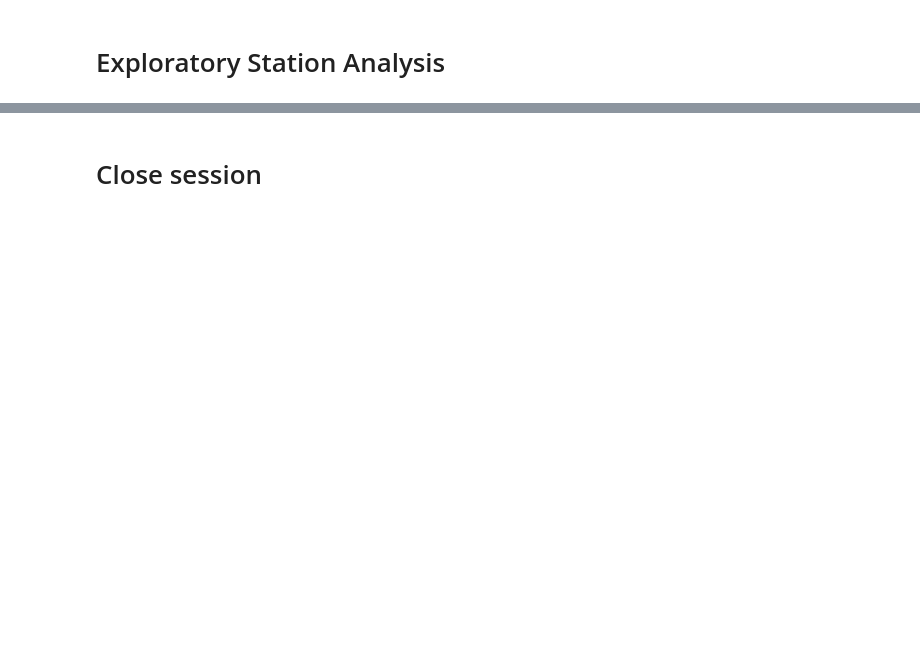
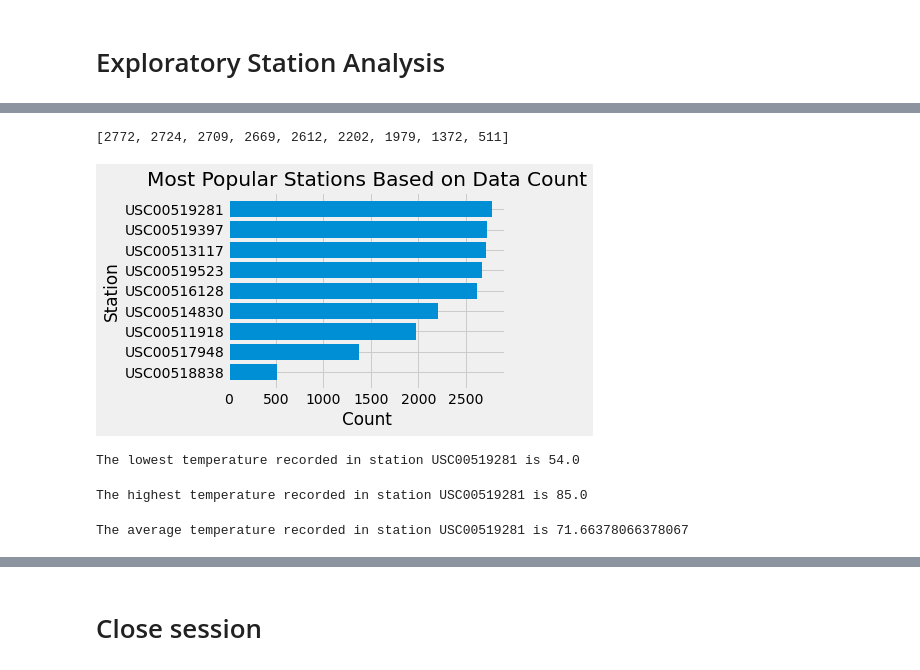
Before and after one commit to FernandoCL1991/sqlalchemy-analysis, a Jupyter notebook: climate_starter.ipynb, the cells around one changed output, grey strips where cells are left out. Cells and saved outputs as stored; diff of their text form; code cells hidden in the pictures; blank space fills up the shorter version.

```diff
--- a/climate_starter.ipynb
+++ b/climate_starter.ipynb
@@ -36 +36,5 @@ base= automap_base()
+# %%
+# Declaring a Base using 'auto/map_base()'
+
+Base= automap_base()
 # %%
@@ -106,0 +256,9 @@ for station in all_stations:
+# %%
+# Querying for stations with the most results
+
+query_most_active=session.query\
+        (Measurement.station, func.count(Measurement.station))\
+        .group_by(Measurement.station).order_by(func.count(Measurement.station).desc())\
+        .all()
+
+query_most_active
@@ -106,0 +275,57 @@ for station in all_stations:
+# %%
+# Unpacking Tuples
+
+station_name=[result[0] for result in query_most_active]
+station_count=[result[1] for result in query_most_active]
+station_count
+# %% [output]
+[2772, 2724, 2709, 2669, 2612, 2202, 1979, 1372, 511]
+# %%
+# Plotting most popular stations based on data counts
+
+fig, ax = plt.subplots()
+ypos = range(1, len(station_count)+1)
+ax.barh(ypos, station_count[::-1])
+ax.set_xlabel("Count")
+ax.set_ylabel("Station")
+ax.set_yticks(ypos)
+ax.set_yticklabels(station_name[::-1])
+ax.set_title("Most Popular Stations Based on Data Count")
+fig.tight_layout()
+
+plt.show()
+# %% [output]
+[figure, added]
+# %%
+# Querying the lowest temperature of station USC00519281
+
+low_temp_top_s=session.query\
+        (func.min(Measurement.tobs))\
+        .filter(Measurement.station=='USC00519281')\
+        .scalar()
+
+print(f"The lowest temperature recorded in station USC00519281 is {low_temp_top_s}")
+# %% [output]
+The lowest temperature recorded in station USC00519281 is 54.0
+# %%
+# Querying the highest temperature of station USC00519281
+
+max_temp_top_s=session.query\
+        (func.max(Measurement.tobs))\
+        .filter(Measurement.station=='USC00519281')\
+        .scalar()
+
+print(f"The highest temperature recorded in station USC00519281 is {max_temp_top_s}")
+# %% [output]
+The highest temperature recorded in station USC00519281 is 85.0
+# %%
+# Querying the average temperature from station USC00519281
+
+avg_temp_top_s=session.query\
+        (func.avg(Measurement.tobs))\
+        .filter(Measurement.station=='USC00519281')\
+        .scalar()
+
+print(f"The average temperature recorded in station USC00519281 is {avg_temp_top_s}")
+# %% [output]
+The average temperature recorded in station USC00519281 is 71.66378066378067
```
Also changed, not shown: parts of 35 cells of this notebook, 5 other files.
